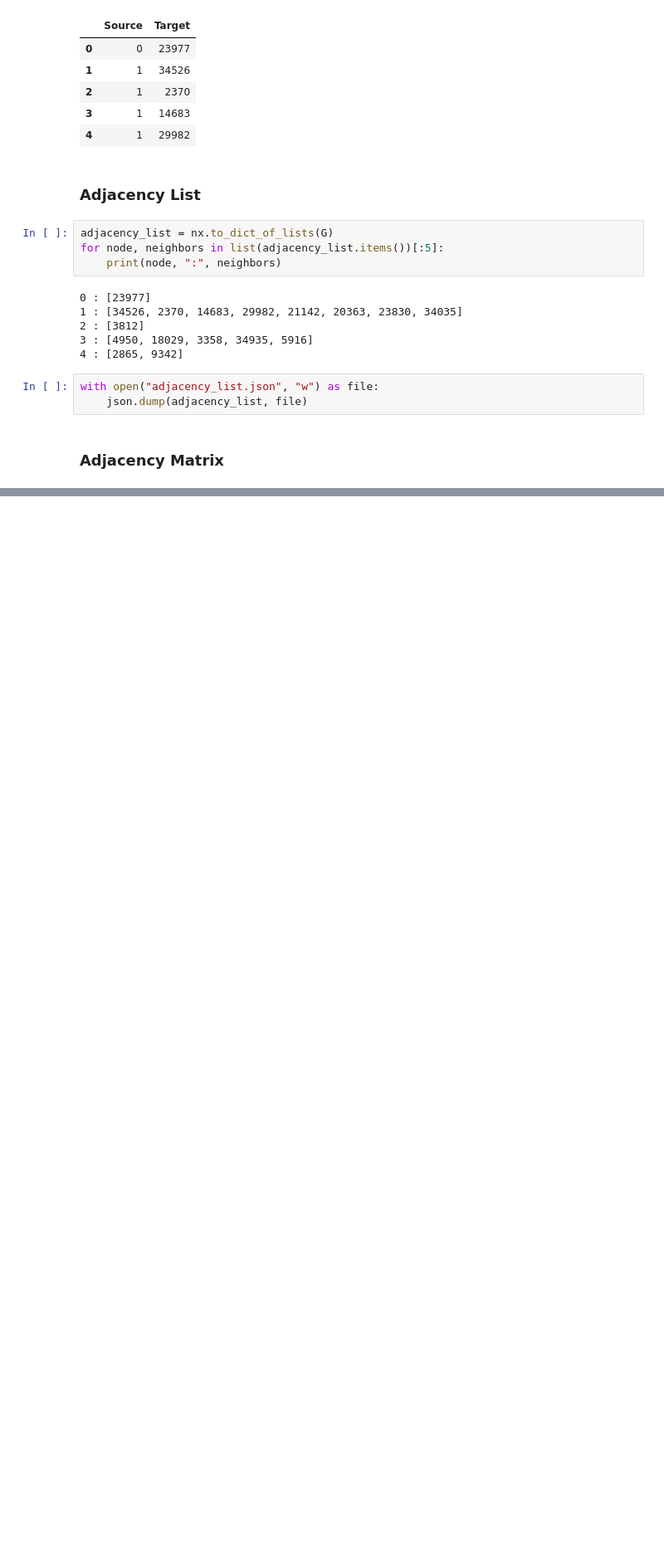
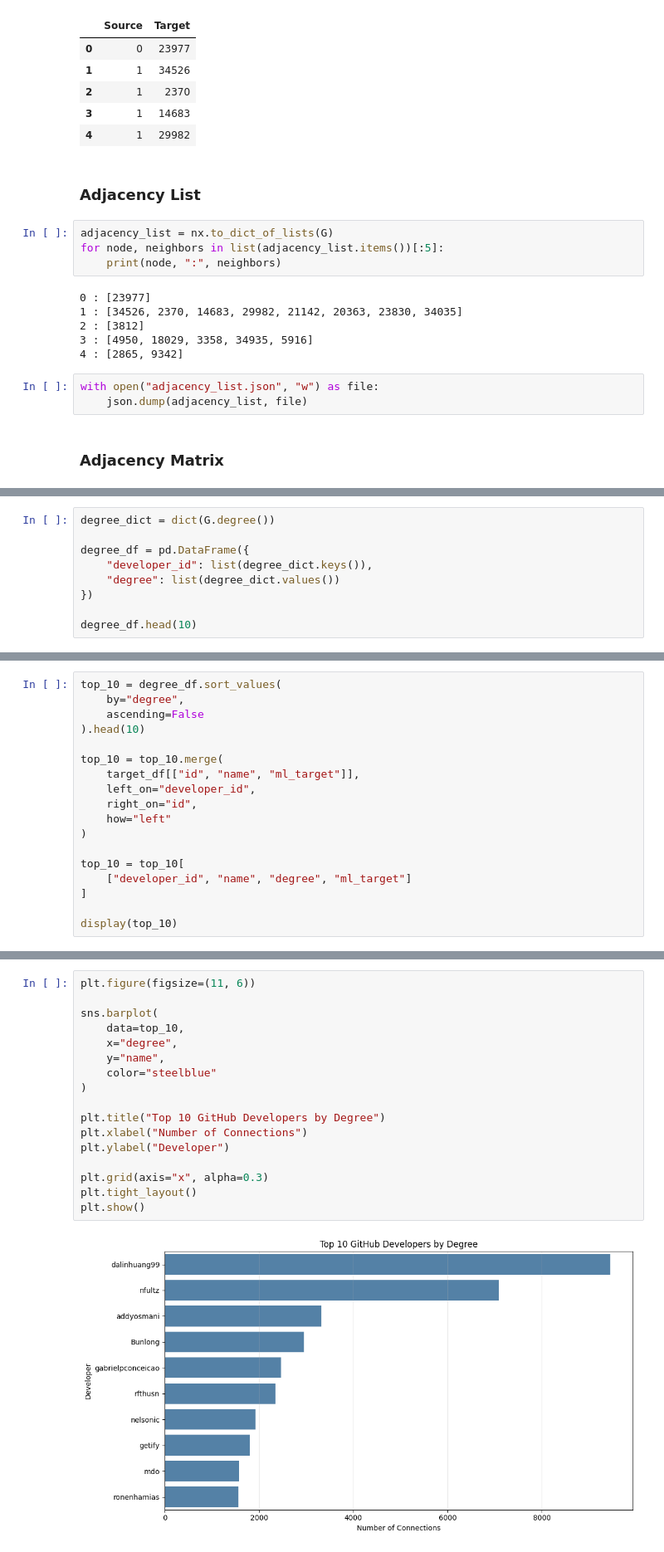
Before and after one commit to GehadHelmy/github_SNA, a Jupyter notebook: Project_SNA.ipynb, the cells around one changed output, grey strips where cells are left out. Shown at 83% size. Drawn from its saved outputs; the diff is of its cells as text; blank space fills up the shorter version.

```diff
--- a/Project_SNA.ipynb
+++ b/Project_SNA.ipynb
@@ -372,0 +218,9 @@ ax.autoscale(); ax.axis("off"); plt.show()
+# %%
+degree_dict = dict(G.degree())
+
+degree_df = pd.DataFrame({
+    "developer_id": list(degree_dict.keys()),
+    "degree": list(degree_dict.values())
+})
+
+degree_df.head(10)
@@ -372,0 +291,18 @@ ax.autoscale(); ax.axis("off"); plt.show()
+# %%
+top_10 = degree_df.sort_values(
+    by="degree",
+    ascending=False
+).head(10)
+
+top_10 = top_10.merge(
+    target_df[["id", "name", "ml_target"]],
+    left_on="developer_id",
+    right_on="id",
+    how="left"
+)
+
+top_10 = top_10[
+    ["developer_id", "name", "degree", "ml_target"]
+]
+
+display(top_10)
@@ -372,0 +321,19 @@ ax.autoscale(); ax.axis("off"); plt.show()
+# %%
+plt.figure(figsize=(11, 6))
+
+sns.barplot(
+    data=top_10,
+    x="degree",
+    y="name",
+    color="steelblue"
+)
+
+plt.title("Top 10 GitHub Developers by Degree")
+plt.xlabel("Number of Connections")
+plt.ylabel("Developer")
+
+plt.grid(axis="x", alpha=0.3)
+plt.tight_layout()
+plt.show()
+# %% [output]
+[figure, added]
```
Also changed, not shown: parts of 57 cells of this notebook.
